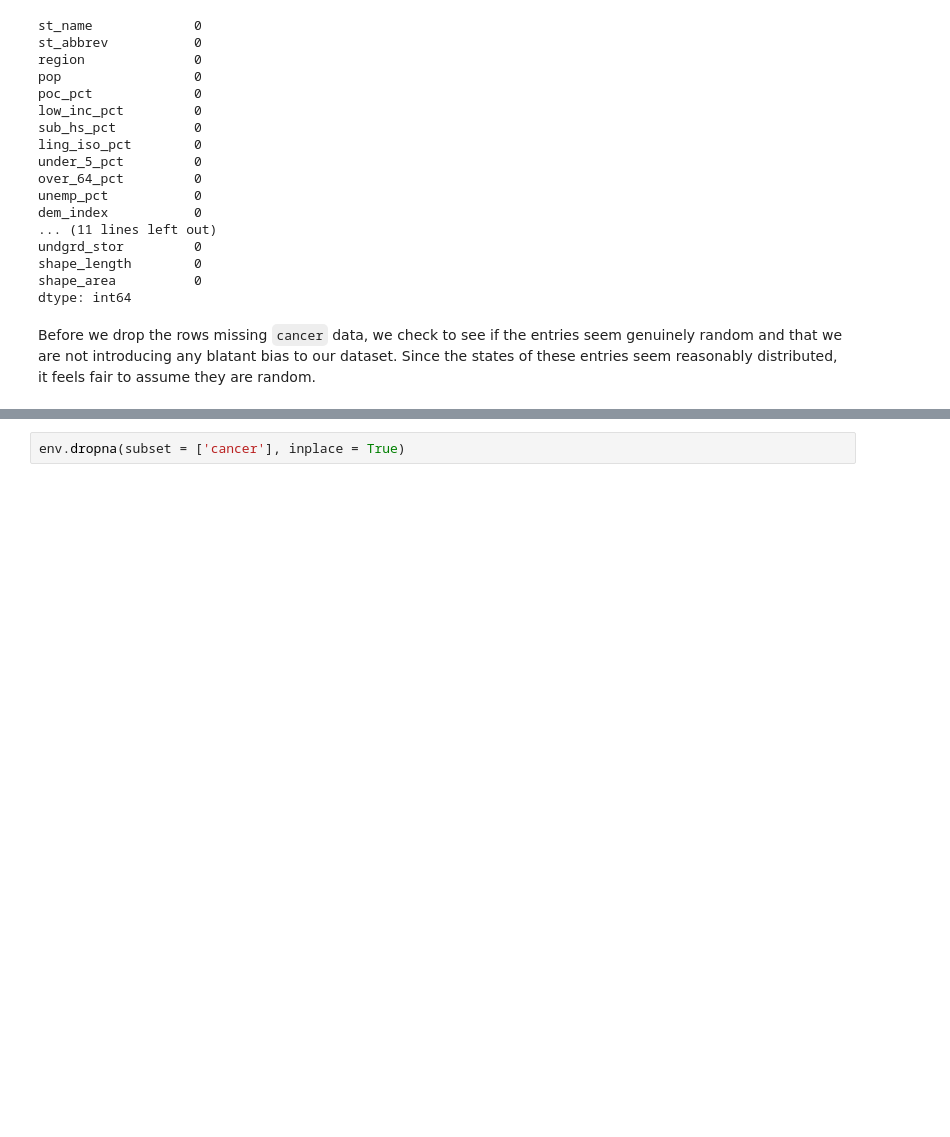
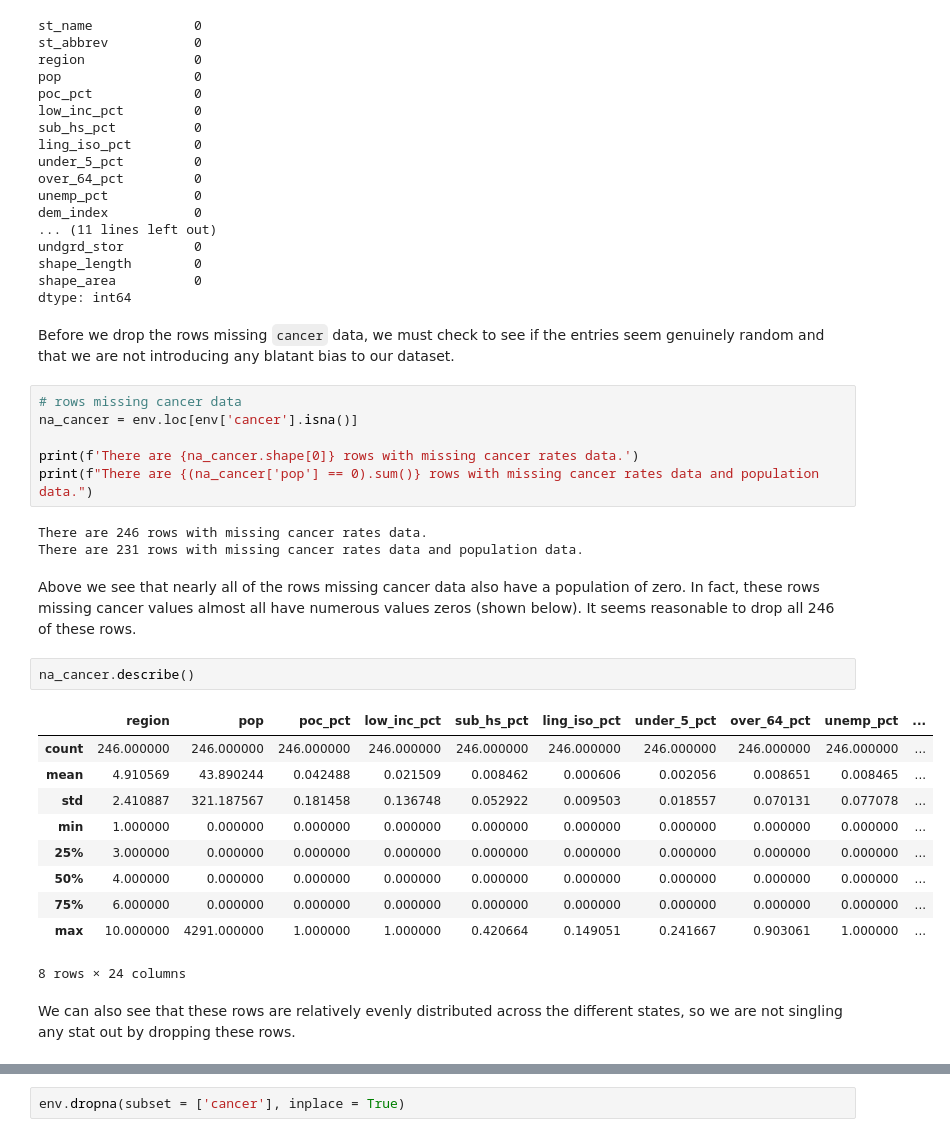
Before and after one commit to LewisDaDude/Project-4, a Jupyter notebook: code/01_cleaning_and_imputing.ipynb, the cells around one changed output, grey strips where cells are left out. Saved outputs shown, nothing was run; the diff lists cells and outputs as text; blank space fills up the shorter version.

```diff
--- a/code/01_cleaning_and_imputing.ipynb
+++ b/code/01_cleaning_and_imputing.ipynb
@@ -139,5 +149,31 @@ shape_length        0
 shape_area          0
 dtype: int64
 # %% [markdown]
-Before we drop the rows missing `cancer` data, we check to see if the entries seem genuinely random and that we are not introducing any blatant bias to our dataset. Since the states of these entries seem reasonably distributed, it feels fair to assume they are random.
+Before we drop the rows missing `cancer` data, we must check to see if the entries seem genuinely random and that we are not introducing any blatant bias to our dataset.
+# %%
+# rows missing cancer data
+na_cancer = env.loc[env['cancer'].isna()]
+
+print(f'There are {na_cancer.shape[0]} rows with missing cancer rates data.')
+print(f"There are {(na_cancer['pop'] == 0).sum()} rows with missing cancer rates data and population data.")
+# %% [output]
+There are 246 rows with missing cancer rates data.
+There are 231 rows with missing cancer rates data and population data.
+# %% [markdown]
+Above we see that nearly all of the rows missing cancer data also have a population of zero. In fact, these rows missing cancer values almost all have numerous values zeros (shown below). It seems reasonable to drop all 246 of these rows.
+# %%
+na_cancer.describe()
+# %% [output]
+|  | region | pop | poc_pct | low_inc_pct | sub_hs_pct | ling_iso_pct | under_5_pct | over_64_pct | unemp_pct | ... |
+| count | 246.000000 | 246.000000 | 246.000000 | 246.000000 | 246.000000 | 246.000000 | 246.000000 | 246.000000 | 246.000000 | ... |
+| mean | 4.910569 | 43.890244 | 0.042488 | 0.021509 | 0.008462 | 0.000606 | 0.002056 | 0.008651 | 0.008465 | ... |
+| std | 2.410887 | 321.187567 | 0.181458 | 0.136748 | 0.052922 | 0.009503 | 0.018557 | 0.070131 | 0.077078 | ... |
+| min | 1.000000 | 0.000000 | 0.000000 | 0.000000 | 0.000000 | 0.000000 | 0.000000 | 0.000000 | 0.000000 | ... |
+| 25% | 3.000000 | 0.000000 | 0.000000 | 0.000000 | 0.000000 | 0.000000 | 0.000000 | 0.000000 | 0.000000 | ... |
+| 50% | 4.000000 | 0.000000 | 0.000000 | 0.000000 | 0.000000 | 0.000000 | 0.000000 | 0.000000 | 0.000000 | ... |
+| 75% | 6.000000 | 0.000000 | 0.000000 | 0.000000 | 0.000000 | 0.000000 | 0.000000 | 0.000000 | 0.000000 | ... |
+| max | 10.000000 | 4291.000000 | 1.000000 | 1.000000 | 0.420664 | 0.149051 | 0.241667 | 0.903061 | 1.000000 | ... |
+8 rows × 24 columns
+# %% [markdown]
+We can also see that these rows are relatively evenly distributed across the different states, so we are not singling any stat out by dropping these rows.
 # %%
```
Also changed, not shown: parts of 72 cells of this notebook, 1 other file.
